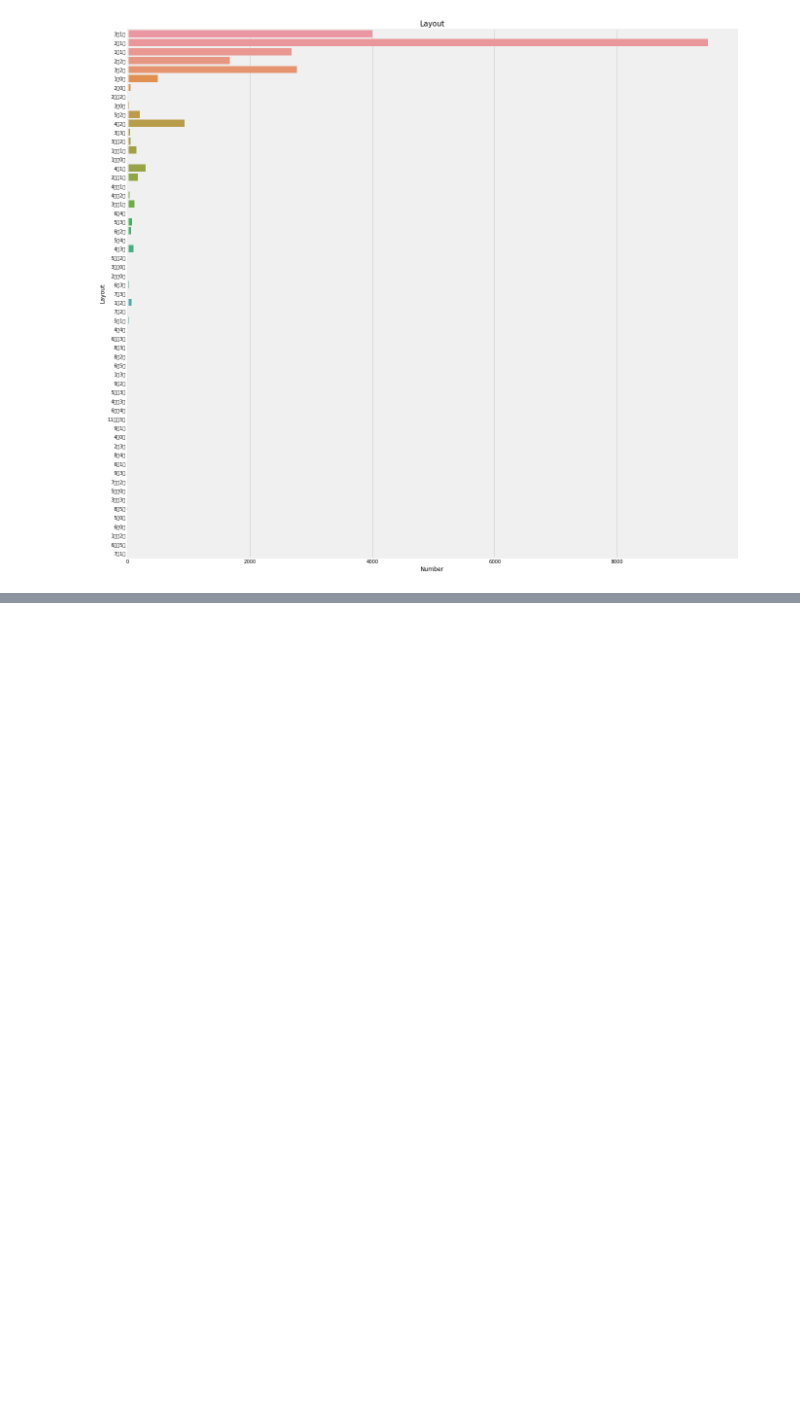
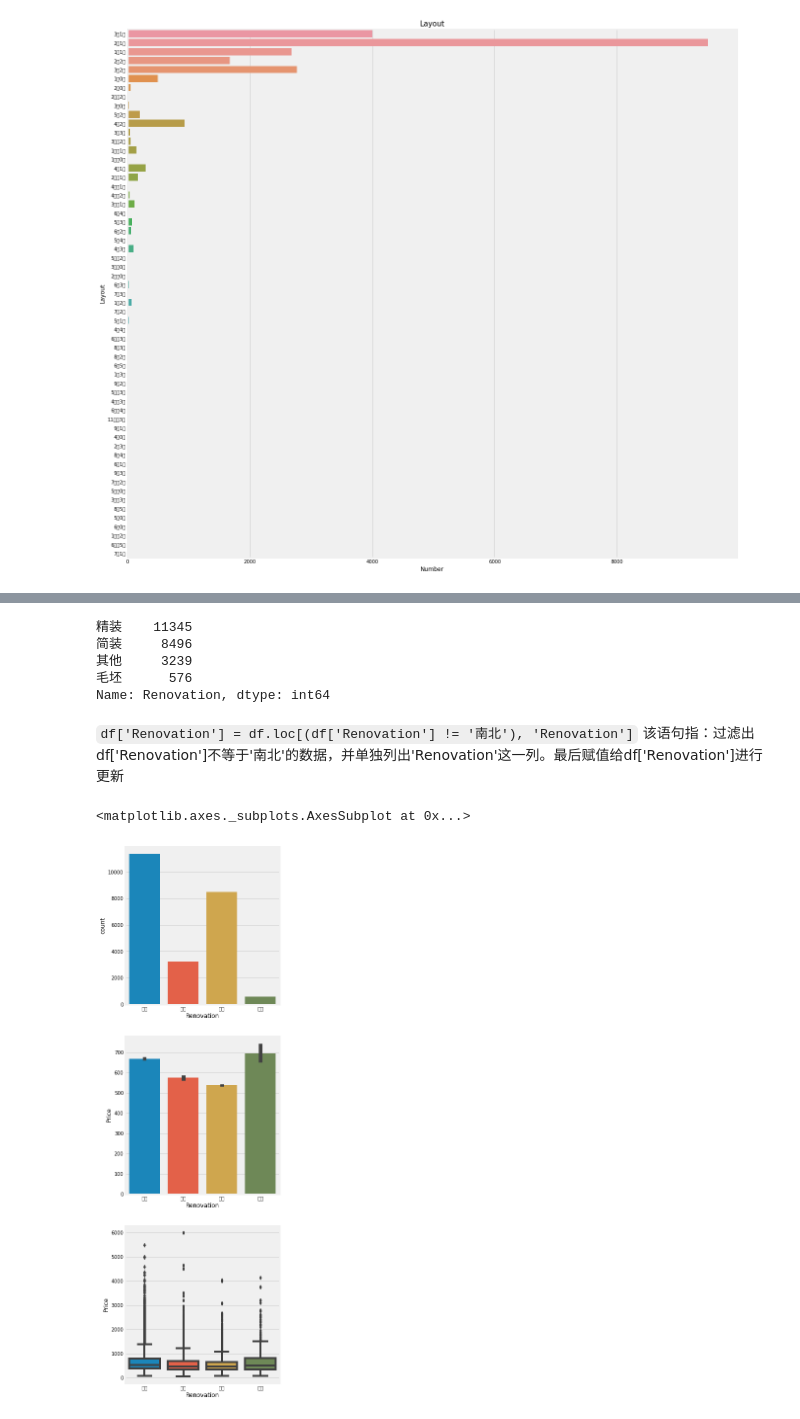
Before and after one commit to AlanConstantine/DataScienceProjects, a Jupyter notebook: SecondHandHousing/SecondHandHousingAnalysis.ipynb, the cells around one changed output, grey strips where cells are left out. Cells and saved outputs as stored; diff of their text form; code cells hidden in the pictures; blank space fills up the shorter version.

````diff
--- a/SecondHandHousing/SecondHandHousingAnalysis.ipynb
+++ b/SecondHandHousing/SecondHandHousingAnalysis.ipynb
@@ -178,0 +187,20 @@ Text(0, 0.5, 'Layout')
+# %%
+df['Renovation'].value_counts()
+# %% [output]
+精装    11345
+简装     8496
+其他     3239
+毛坯      576
+Name: Renovation, dtype: int64
+# %% [markdown]
+```df['Renovation'] = df.loc[(df['Renovation'] != '南北'), 'Renovation']```
+该语句指：过滤出df['Renovation']不等于'南北'的数据，并单独列出'Renovation'这一列。最后赋值给df['Renovation']进行更新
+# %%
+f, [ax1, ax2, ax3] = plt.subplots(3, 1, figsize=(5, 20))
+
+sns.countplot(df['Renovation'], ax=ax1)
+sns.barplot(x='Renovation', y='Price', data=df, ax=ax2)  # 直方图
+sns.boxplot(x='Renovation', y='Price', data=df, ax=ax3)  # 箱线图
+# %% [output]
+<matplotlib.axes._subplots.AxesSubplot at 0x...>
+[figure, added]
````
Also changed, not shown: parts of 2 cells of this notebook.
